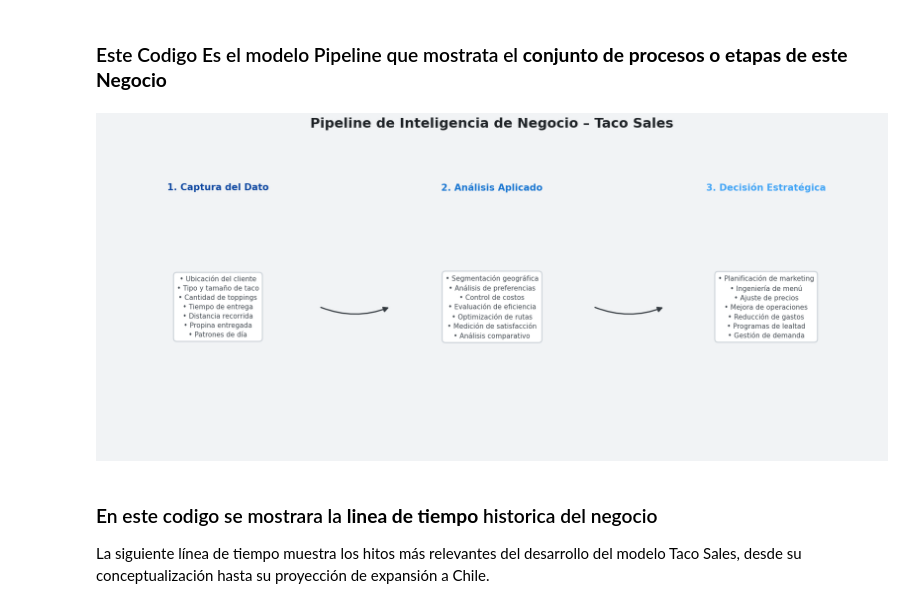
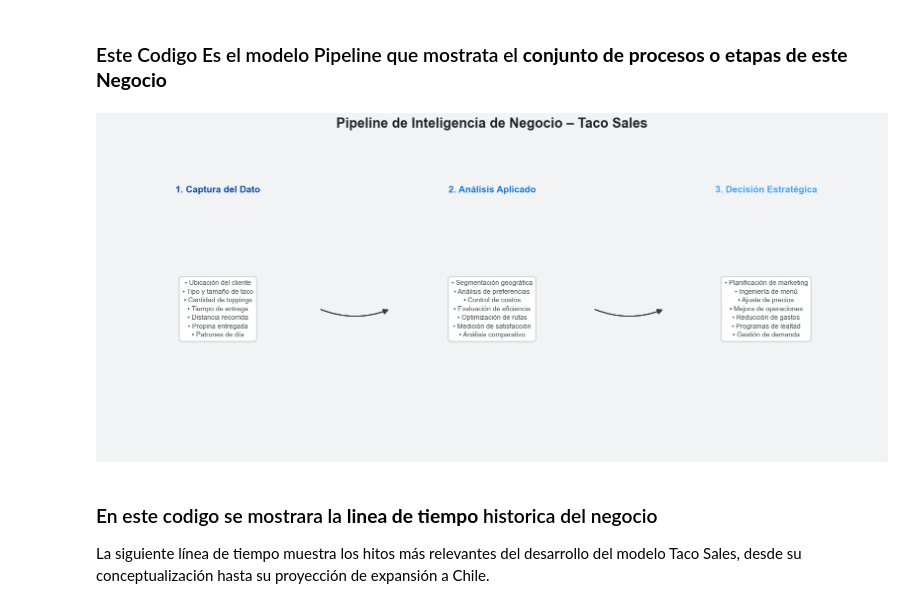
Before and after one commit to buitrekommando/mineriaAIEP_02, a Jupyter notebook: notebooks/0_consolidado.ipynb, the cells around one changed output. Drawn from its saved outputs; the diff is of its cells as text; code cells hidden in the pictures.

```diff
--- a/notebooks/0_consolidado.ipynb
+++ b/notebooks/0_consolidado.ipynb
@@ -105,96 +105,11 @@ Adaptarse a las preferencias locales también es una forma de innovar. Ofrecer t
 # %% [markdown]
 ### Este Codigo Es el modelo Pipeline que mostrata el **conjunto de procesos o etapas de este Negocio**
 # %%
-import matplotlib.pyplot as plt
-import matplotlib.patches as patches
+from IPython.display import Image, display
 
-# --- Datos del pipeline ---
-data_pipeline = {
-    'Captura del Dato': [
-        'Ubicación del cliente',
-        'Tipo y tamaño de taco',
-        'Cantidad de toppings',
-        'Tiempo de entrega',
-        'Distancia recorrida',
-        'Propina entregada',
-        'Patrones de día'
-    ],
-    'Análisis Aplicado': [
-        'Segmentación geográfica',
-        'Análisis de preferencias',
-        'Control de costos',
-        'Evaluación de eficiencia',
-        'Optimización de rutas',
-        'Medición de satisfacción',
-        'Análisis comparativo'
-    ],
-    'Decisión Estratégica': [
-        'Planificación de marketing',
-        'Ingeniería de menú',
-        'Ajuste de precios',
-        'Mejora de operaciones',
-        'Reducción de gastos',
-        'Programas de lealtad',
-        'Gestión de demanda'
-    ]
-}
-
-# --- Configuración del gráfico ---
-fig, ax = plt.subplots(figsize=(18, 8))
-fig.patch.set_facecolor('#F1F3F5')  # Fondo general suave
-
-# Colores para etapas
-etapa_colores = ['#0D47A1', '#1976D2', '#42A5F5']  # Gama profesional azul
-
-# Posiciones horizontales de las etapas
-x_pos = [0.15, 0.5, 0.85]
-etapas = list(data_pipeline.keys())
-y_pos = 0.5
-
-# Estilo de las cajas
-box_style = dict(boxstyle='round,pad=0.5', fc='white', ec='#CED4DA', lw=1.8)
-arrow_style = dict(arrowstyle='-|>', color='#343A40', lw=2, mutation_scale=18)
-
-# Dibujar cajas y títulos
-for i, etapa in enumerate(etapas):
-    x = x_pos[i]
-    items = '\n'.join(f'• {line}' for line in data_pipeline[etapa])
-
-    # Texto de la etapa
-    ax.text(x, y_pos, items,
-            ha='center', va='center',
-            fontsize=11, color='#495057',
-            bbox=box_style, linespacing=1.5)
-
-    # Título superior de cada etapa
-    ax.text(x, 0.9, f'{i+1}. {etapa}',
-            ha='center', va='center',
-            fontsize=15, fontweight='bold',
-            color=etapa_colores[i])
-
-# Flechas entre etapas
-for i in range(len(x_pos) - 1):
-    arrow = patches.FancyArrowPatch(
-        (x_pos[i] + 0.13, y_pos),
-        (x_pos[i+1] - 0.13, y_pos),
-        connectionstyle="arc3,rad=0.2",
-        **arrow_style
-    )
-    ax.add_patch(arrow)
-
-# Formato final
-ax.axis('off')
-ax.set_xlim(0, 1)
-ax.set_ylim(0, 1)
-
-# Eliminar la lupa y modificar el título
-plt.suptitle('Pipeline de Inteligencia de Negocio – Taco Sales',
-             fontsize=22, fontweight='bold', color='#212529', y=0.98)
-
-plt.tight_layout(rect=[0, 0, 1, 0.94])
-plt.show()
+display(Image(filename="../img/Foto1.png", width=1200))
 # %% [output]
-[figure, old version]
+[figure, new version]
 # %% [markdown]
 ### En este codigo se mostrara la **linea de tiempo** historica del negocio
 
```
Also changed, not shown: parts of 19 cells of this notebook, 4 other files.
